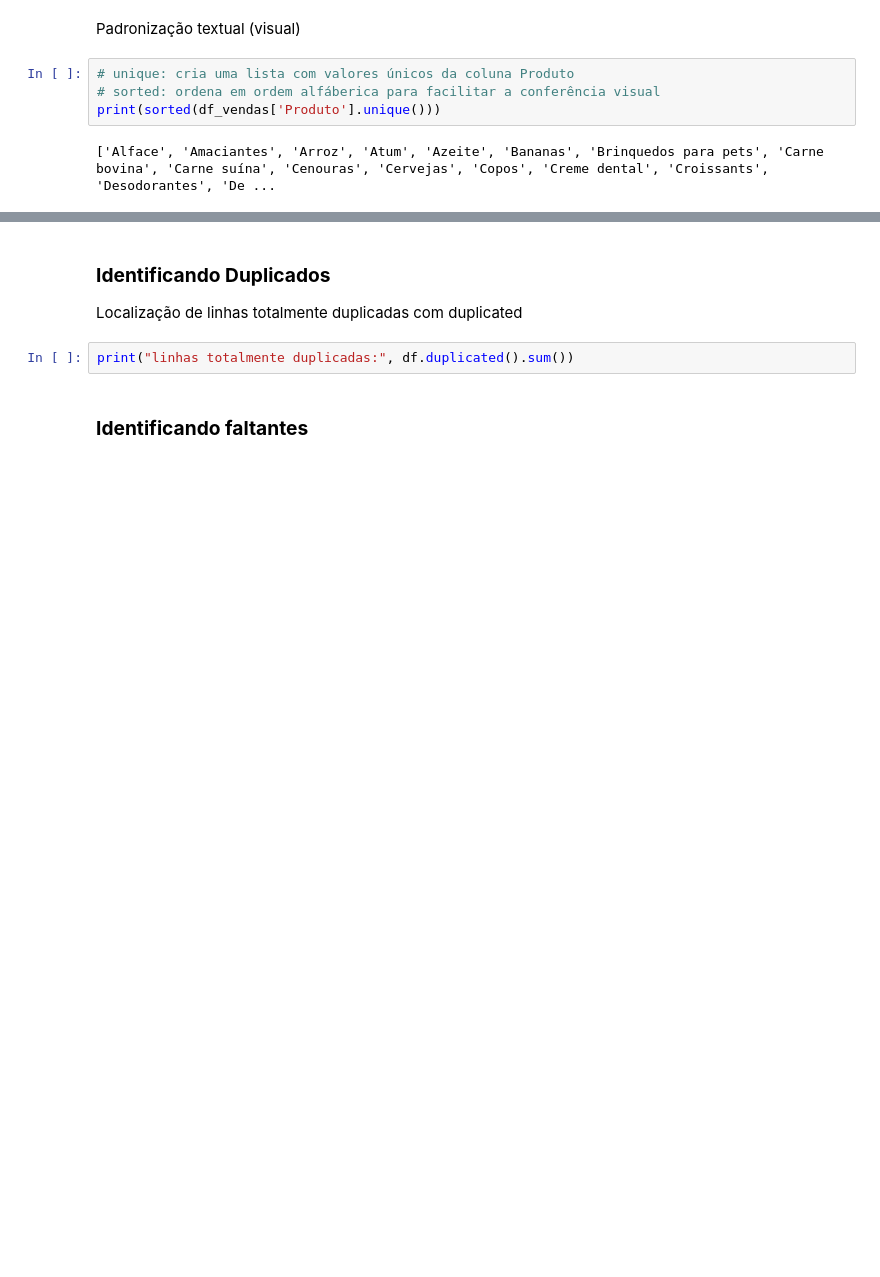
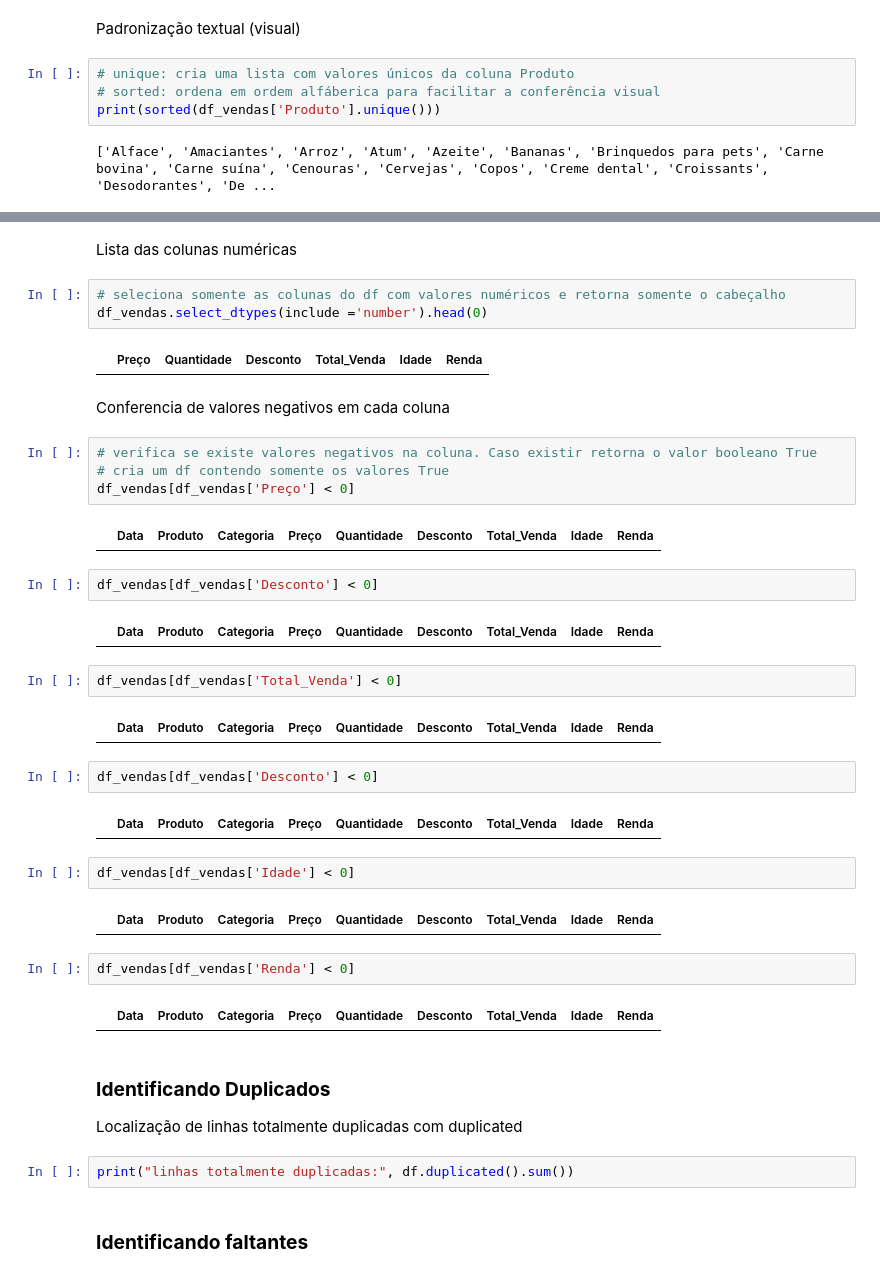
Before and after one commit to felipealbanez/Estudos, a Jupyter notebook: CAIXA_Verso/Módulo 02 - Análise Exploratória de Dados/Projeto_Final_AED.ipynb, the cells around one changed output, grey strips where cells are left out. Drawn from its saved outputs; the diff is of its cells as text; blank space fills up the shorter version.

Commit message:
feat: conferência de valores negativos

```diff
--- a/CAIXA_Verso/Módulo 02 - Análise Exploratória de Dados/Projeto_Final_AED.ipynb
+++ b/CAIXA_Verso/Módulo 02 - Análise Exploratória de Dados/Projeto_Final_AED.ipynb
@@ -166,3 +170,38 @@ print(sorted(df_vendas['Produto'].unique()))
+# %% [markdown]
+Lista das colunas numéricas
+# %%
+# seleciona somente as colunas do df com valores numéricos e retorna somente o cabeçalho
+df_vendas.select_dtypes(include ='number').head(0)
+# %% [output]
+|  | Preço | Quantidade | Desconto | Total_Venda | Idade | Renda |
+# %% [markdown]
+Conferencia de valores negativos em cada coluna
+# %%
+# verifica se existe valores negativos na coluna. Caso existir retorna o valor booleano True
+# cria um df contendo somente os valores True
+df_vendas[df_vendas['Preço'] < 0]
+# %% [output]
+|  | Data | Produto | Categoria | Preço | Quantidade | Desconto | Total_Venda | Idade | Renda |
+# %%
+df_vendas[df_vendas['Desconto'] < 0]
+# %% [output]
+|  | Data | Produto | Categoria | Preço | Quantidade | Desconto | Total_Venda | Idade | Renda |
+# %%
+df_vendas[df_vendas['Total_Venda'] < 0]
+# %% [output]
+|  | Data | Produto | Categoria | Preço | Quantidade | Desconto | Total_Venda | Idade | Renda |
+# %%
+df_vendas[df_vendas['Desconto'] < 0]
+# %% [output]
+|  | Data | Produto | Categoria | Preço | Quantidade | Desconto | Total_Venda | Idade | Renda |
+# %%
+df_vendas[df_vendas['Idade'] < 0]
+# %% [output]
+|  | Data | Produto | Categoria | Preço | Quantidade | Desconto | Total_Venda | Idade | Renda |
+# %%
+df_vendas[df_vendas['Renda'] < 0]
+# %% [output]
+|  | Data | Produto | Categoria | Preço | Quantidade | Desconto | Total_Venda | Idade | Renda |
 # %% [markdown]
 ### **Identificando Duplicados**
 Localização de linhas totalmente duplicadas com duplicated
```
Also changed, not shown: parts of 2 cells of this notebook.
